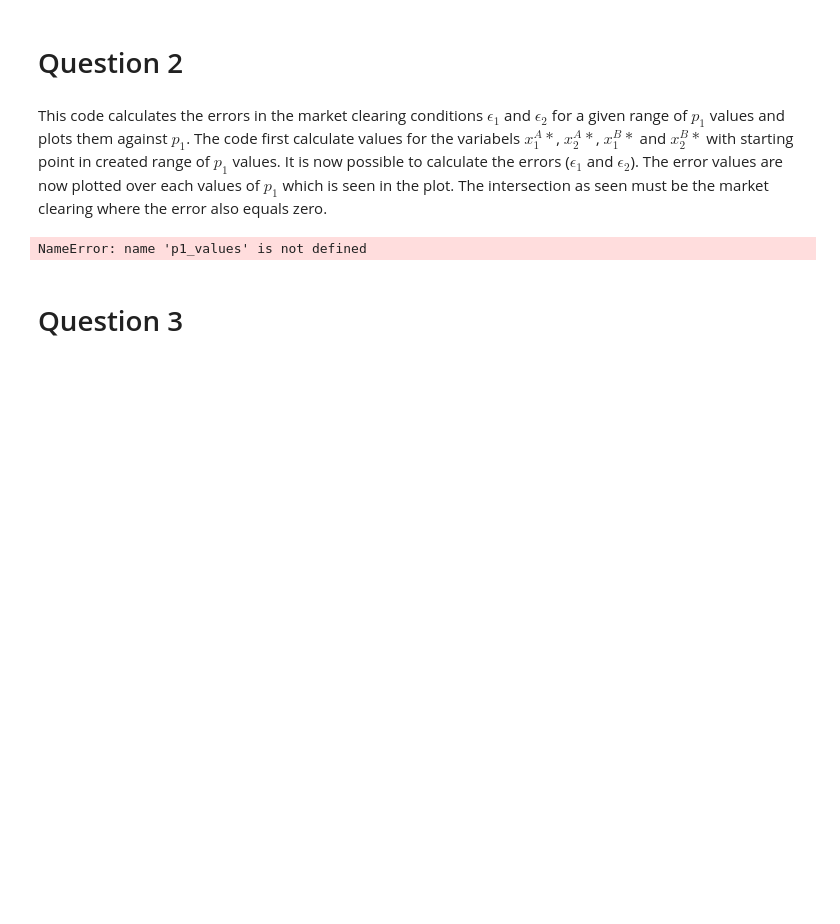
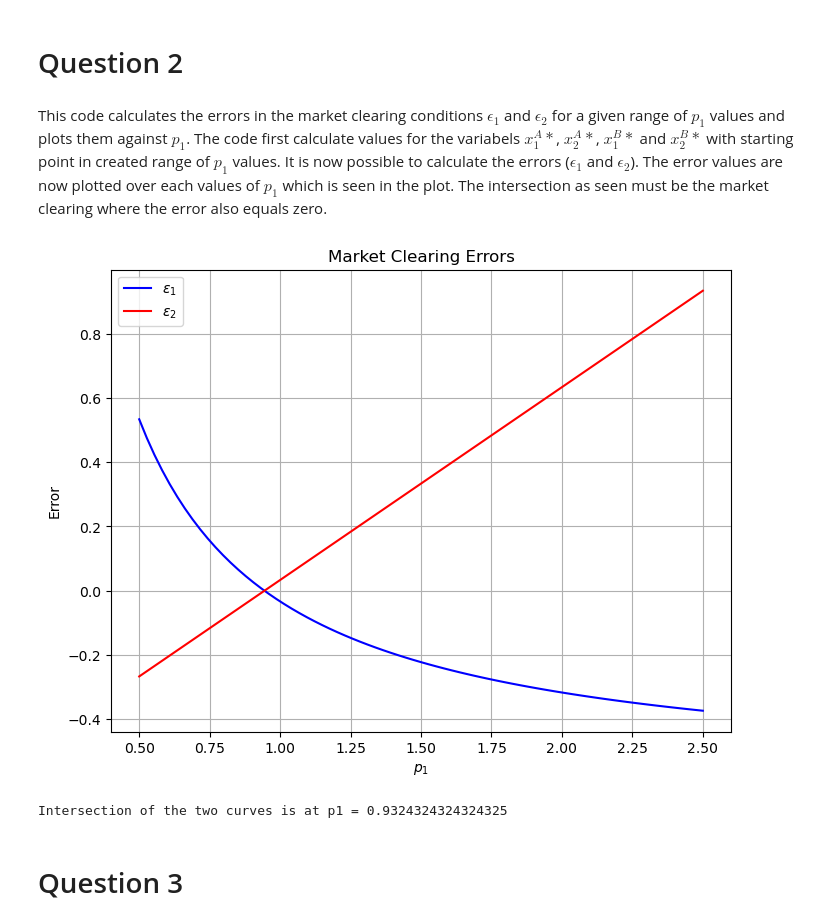
Before and after one commit to NumEconCopenhagen/projects-2024-peterjakobgustav, a Jupyter notebook: inauguralproject/inauguralproject.ipynb, the cells around one changed output. Saved outputs shown, nothing was run; the diff lists cells and outputs as text; code cells hidden in the pictures; blank space fills up the shorter version.

```diff
--- a/inauguralproject/inauguralproject.ipynb
+++ b/inauguralproject/inauguralproject.ipynb
@@ -82,53 +82,30 @@ plt.show()  # Displaying the plot
 # %% [markdown]
 
 This code calculates the errors in the market clearing conditions $ \epsilon_1$ and $\epsilon_2$ for a given range of $ p_1 $ values and plots them against $p_1$. The code first calculate values for the variabels $x_1^A\ast$, $x_2^A\ast$, $x_1^B\ast$ and $x_2^B\ast$ with starting point in created range of $p_1$ values. It is now possible to calculate the errors ($\epsilon_1$ and $\epsilon_2$). The error values are now plotted over each values of $p_1$ which is seen in the plot. The intersection as seen must be the market clearing where the error also equals zero.
-# %%
-# Range of p1 values
-p1_values = np.linspace(0.5, 2.5, E_class.par.N)
-
-
-# Calculate errors for the range of p1 values
-errors = E_class.market_clearing_error(p1_values)
-# %% [output]
-NameError: name 'p1_values' is not defined
 # %%
-# Function to calculate error in market clearing conditions
-def market_clearing_error(p1):
-    errors = []
-    for p in p1:
-        # Using necessary information giving in the start of the project
-        # Calculate allocations for consumer A
-        x1_A_star = alpha * (p * omega_1A + omega_2A) / p
-        x2_A_star = (1 - alpha) * (p * omega_1A + omega_2A) / 1
-        # Calculate allocations for consumer B
-        x1_B_star = beta * (p * (1 - omega_1A) + (1 - omega_2A)) / p
-        x2_B_star = (1 - beta) * (p * (1 - omega_1A) + (1 - omega_2A)) / 1
-        # Calculate errors by equations giving in the question
-        error1 = x1_A_star - omega_1A + x1_B_star - (1 - omega_1A)
-        error2 = x2_A_star - omega_2A + x2_B_star - (1 - omega_2A)
-        # Append the errors to the before empty array 'errors'
-        errors.append((error1, error2))
-    return errors
+# Range of p1 values
+p1_values = np.linspace(0.5, 2.5, E_class.par.N)
 
-# Range of p1 values
-p1_values = np.linspace(0.5, 2.5, N)
 
 # Calculate errors for the range of p1 values
-errors = market_clearing_error(p1_values)
+market_clearing_errors = E_class.market_clearing_error(p1_values)
 
 # Plot errors
 plt.figure(figsize=(8, 6))
-plt.plot(p1_values, [error[0] for error in errors], label='$\epsilon_1$', color='blue')
-plt.plot(p1_values, [error[1] for error in errors], label='$\epsilon_2$', color='red')
+plt.plot(p1_values, [error[0] for error in market_clearing_errors], label='$\epsilon_1$', color='blue')
+plt.plot(p1_values, [error[1] for error in market_clearing_errors], label='$\epsilon_2$', color='red')
 plt.xlabel('$p_1$')
 plt.ylabel('Error')
 plt.title('Market Clearing Errors')
 plt.legend()
 plt.grid(True)
 plt.show()
 
 # Show intersection of the two curves
-print('Intersection of the two curves is at p1 =', p1_values[np.argmin([np.sqrt(error[0]**2 + error[1]**2) for error in errors])])
+print('Intersection of the two curves is at p1 =', p1_values[np.argmin([np.sqrt(error[0]**2 + error[1]**2) for error in market_clearing_errors])])
+# %% [output]
+[figure, added]
+Intersection of the two curves is at p1 = 0.9324324324324325
 # %% [markdown]
 # Question 3
 # %% [markdown]
```
